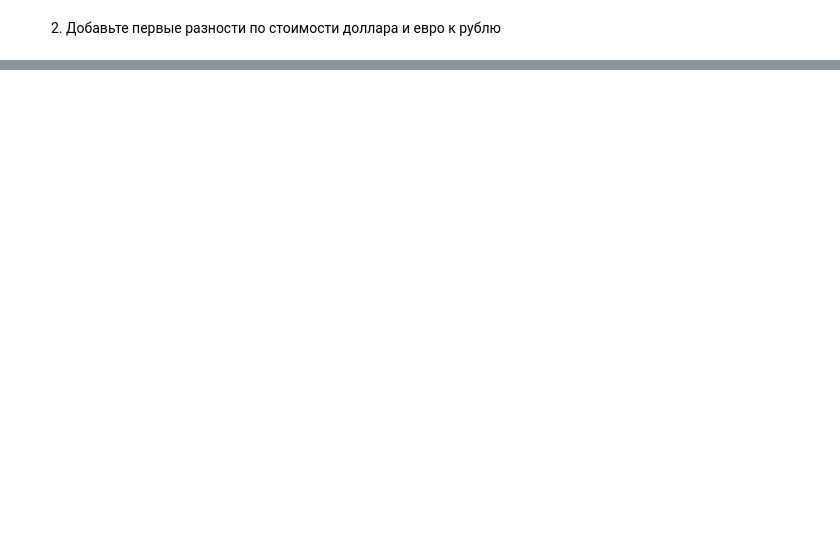
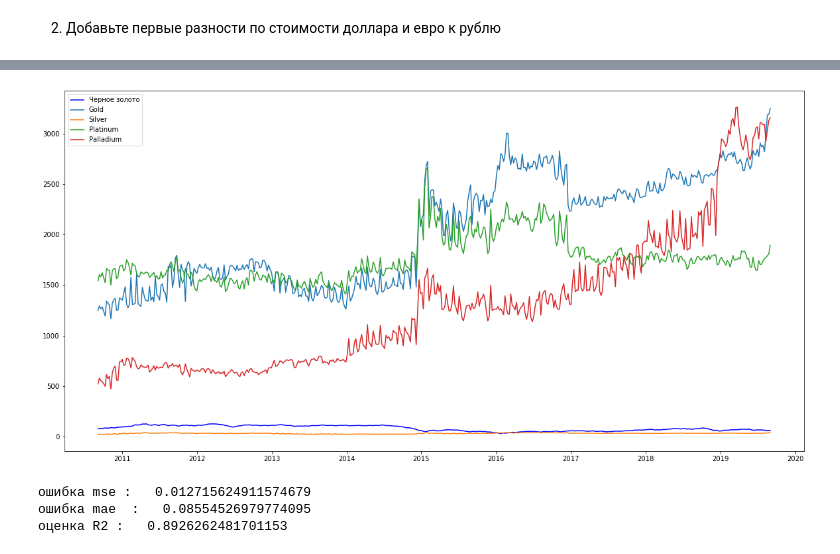
Before and after one commit to Aleksei741/Python_Lesson, a Jupyter notebook: Машинное обучение в бизнесе/Lesson_5/HomeWork_5.ipynb, the cells around one changed output, grey strips where cells are left out. Saved outputs shown, nothing was run; the diff lists cells and outputs as text; code cells hidden in the pictures; blank space fills up the shorter version.

```diff
--- a/Машинное обучение в бизнесе/Lesson_5/HomeWork_5.ipynb
+++ b/Машинное обучение в бизнесе/Lesson_5/HomeWork_5.ipynb
@@ -176,0 +549,6 @@ TypeError: unsupported operand type(s) for -: 'str' and 'str'
+# %%
+brent_drag['Gold'] = drag['Золото'].values
+brent_drag['Silver'] = drag['Серебро'].values
+brent_drag['Platinum'] = drag['Платина'].values
+brent_drag['Palladium'] = drag['Палладий'].values
+brent_drag.head()
@@ -176,0 +562,22 @@ TypeError: unsupported operand type(s) for -: 'str' and 'str'
+# %%
+Gold_diff1 = np.array(brent_drag.iloc[1:,6].values - brent_drag.iloc[:-1,6].values).astype('float32')
+Silver_diff1 = np.array(brent_drag.iloc[1:,7].values - brent_drag.iloc[:-1,7].values).astype('float32')
+Platinum_diff1 = np.array(brent_drag.iloc[1:,8].values - brent_drag.iloc[:-1,8].values).astype('float32')
+Palladium_diff1 = np.array(brent_drag.iloc[1:,9].values - brent_drag.iloc[:-1,9].values).astype('float32')
+
+brent_drag['Gold_diff1'] = 0.0
+brent_drag['Silver_diff1'] = 0.0
+brent_drag['Platinum_diff1'] = 0.0
+brent_drag['Palladium_diff1'] = 0.0
+
+brent_drag['Gold_diff1'] = brent_drag['Gold_diff1'].astype('float')
+brent_drag['Silver_diff1'] = brent_drag['Silver_diff1'].astype('float')
+brent_drag['Platinum_diff1'] = brent_drag['Platinum_diff1'].astype('float')
+brent_drag['USD_diff1'] = brent_drag['USD_diff1'].astype('float')
+
+brent_drag['Gold_diff1'].values[1:] = Gold_diff1
+brent_drag['Silver_diff1'].values[1:] = Silver_diff1
+brent_drag['Platinum_diff1'].values[1:] = Platinum_diff1
+brent_drag['Palladium_diff1'].values[1:] = Palladium_diff1
+
+brent_drag.head(20)
@@ -176,0 +602,3 @@ TypeError: unsupported operand type(s) for -: 'str' and 'str'
+# %%
+brent_drag_w = brent_drag.resample('w').mean()
+brent_drag_w.head()
@@ -176,0 +612,3 @@ TypeError: unsupported operand type(s) for -: 'str' and 'str'
+# %%
+brent_drag_w = brent_drag_w.drop(['USD', 'EUR', 'EUR_diff1', 'USD_diff1'], axis=1)
+brent_drag_w.head()
@@ -176,0 +622,43 @@ TypeError: unsupported operand type(s) for -: 'str' and 'str'
+# %%
+plt.figure(figsize =(20,10))
+plt.plot(brent_drag_w.index, brent_drag_w['Значение'], 'b', label='Черное золото' )
+plt.plot(brent_drag_w.index, brent_drag_w['Gold'], label='Gold' )
+plt.plot(brent_drag_w.index, brent_drag_w['Silver'], label='Silver' )
+plt.plot(brent_drag_w.index, brent_drag_w['Platinum'], label='Platinum' )
+plt.plot(brent_drag_w.index, brent_drag_w['Palladium'], label='Palladium' )
+plt.legend()
+plt.show()
+# %% [output]
+[figure, added]
+# %%
+scl_target=StandardScaler()
+
+target = brent_drag_w['Значение'].values[h:].reshape((brent_drag_w.shape[0]-h,1))
+y = scl_target.fit_transform(target)
+y.shape
+
+scl_x=StandardScaler()
+
+X = brent_drag_w.iloc[:-h,:].values
+X = scl_x.fit_transform(X.astype('float64'))
+X.shape
+
+X_train = X[:train.shape[0],:]
+y_train = y[:train.shape[0],0]
+X_test = X[train.shape[0]:,:]
+y_test = y[train.shape[0]:,0]
+
+model = GradientBoostingRegressor(max_depth=5, random_state=0, n_estimators=100)
+model.fit( X_train, y_train )
+
+y_pred = model.predict(X_test)
+
+er_s = mean_squared_error(y_true=y_test, y_pred=y_pred)
+er_a = mean_absolute_error(y_true=y_test, y_pred=y_pred)
+er_r2 = r2_score(y_true=y_test, y_pred=y_pred)
+
+print('ошибка mse :  ', er_s,'\nошибка mae  :  ', er_a,'\nоценка R2 :  ', er_r2)
+# %% [output]
+ошибка mse :   0.012715624911574679
+ошибка mae  :   0.08554526979774095
+оценка R2 :   0.8926262481701153
```
Also changed, not shown: parts of 35 cells of this notebook, 1 other file.
